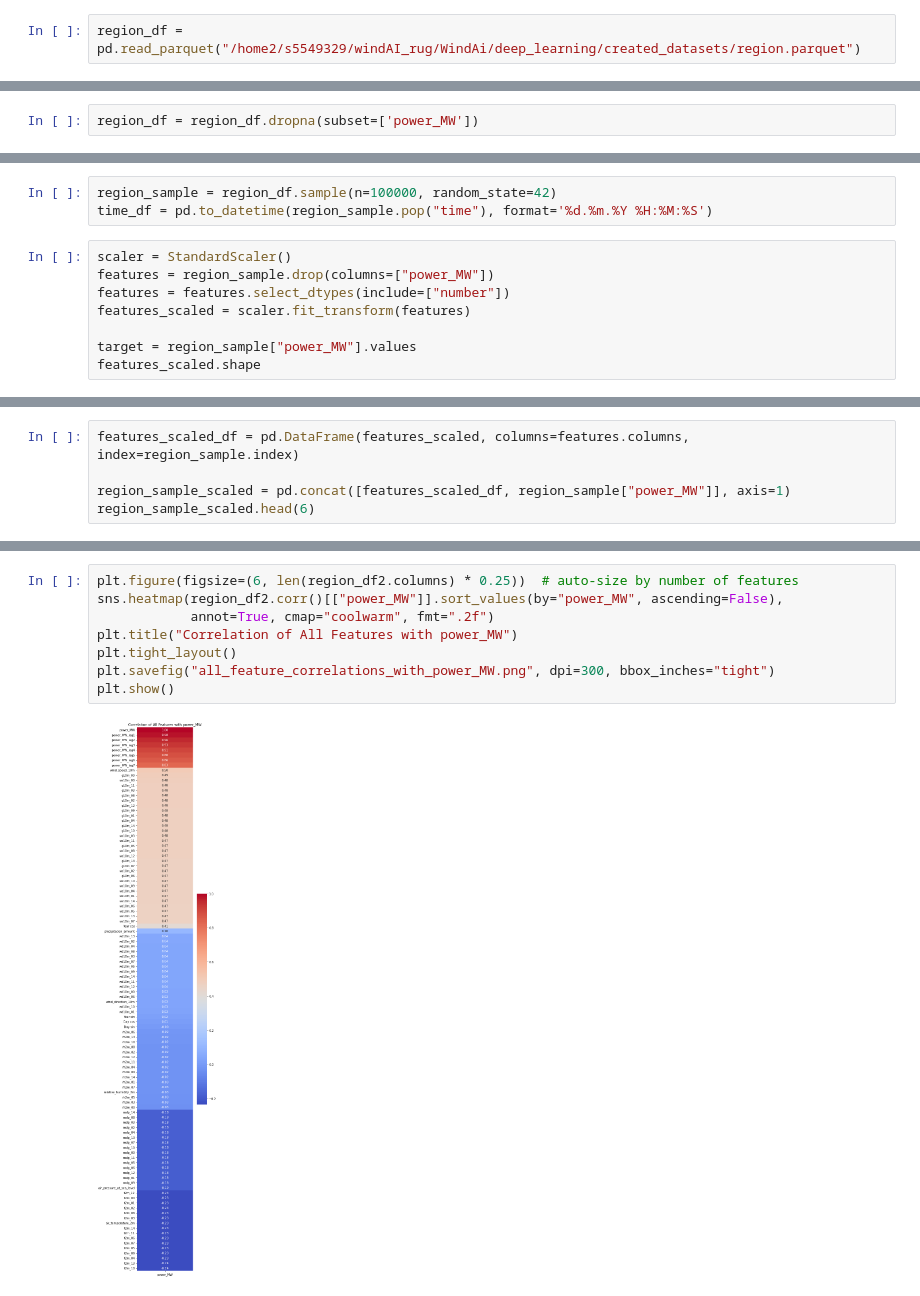
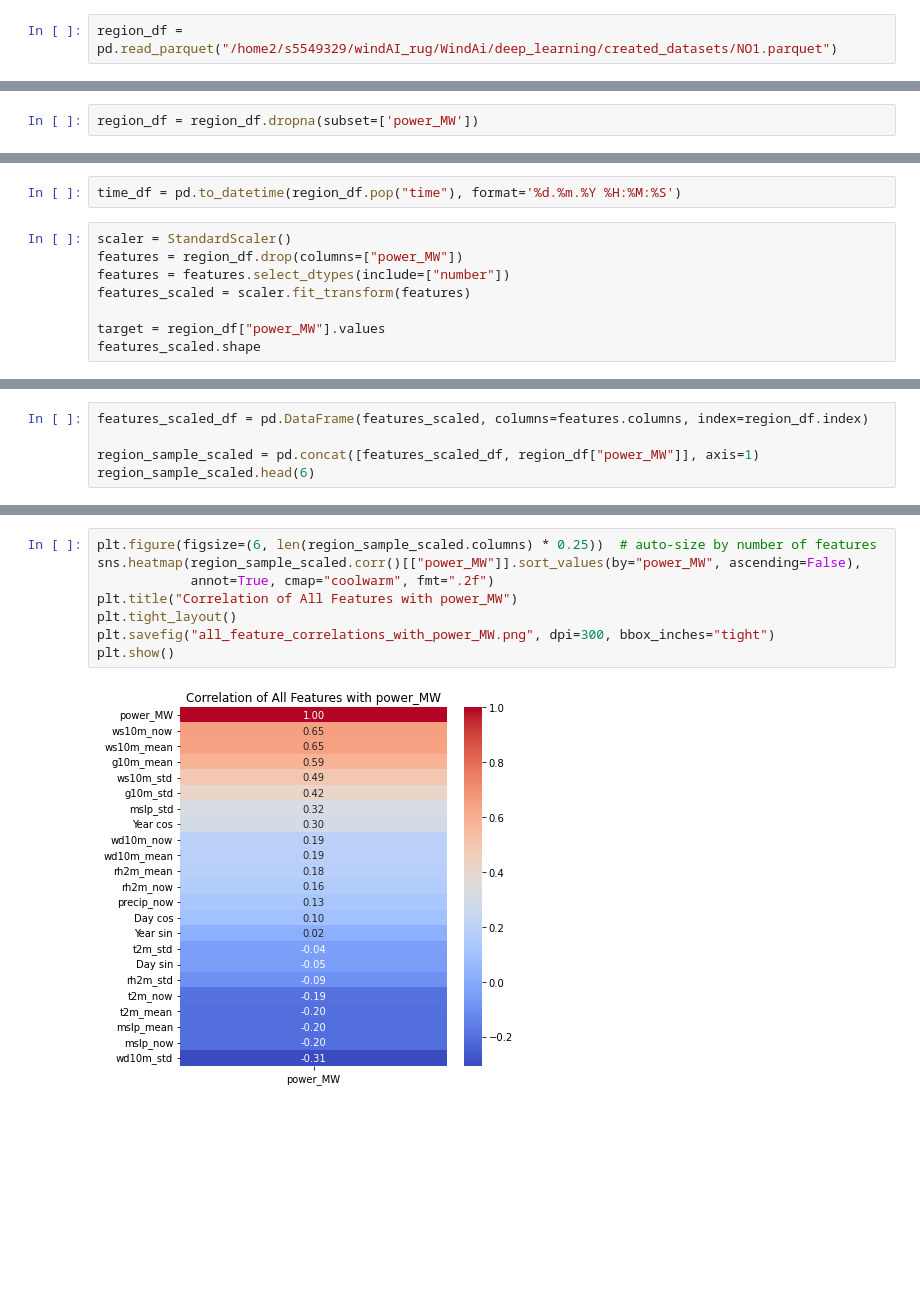
Before and after one commit to Bogdan121849/Wind_AI, a Jupyter notebook: WindAi/data_exploration_notebooks/deep_learning_region.ipynb, the cells around one changed output, grey strips where cells are left out. Saved outputs shown, nothing was run; the diff lists cells and outputs as text; blank space fills up the shorter version.

Commit message:
modified the preprocessing of data, new allignment

```diff
--- a/WindAi/data_exploration_notebooks/deep_learning_region.ipynb
+++ b/WindAi/data_exploration_notebooks/deep_learning_region.ipynb
@@ -5,7 +5,7 @@ import numpy as np
 import matplotlib.pyplot as plt
 import seaborn as sns
 # %%
-region_df = pd.read_parquet("/home2/s5549329/windAI_rug/WindAi/deep_learning/created_datasets/region.parquet")
+region_df = pd.read_parquet("/home2/s5549329/windAI_rug/WindAi/deep_learning/created_datasets/NO1.parquet")
 # %%
 region_df.head()
 # %% [output]
@@ -72,12 +84,11 @@ region_df.describe().transpose()
 # %%
-region_sample = region_df.sample(n=100000, random_state=42)
-time_df = pd.to_datetime(region_sample.pop("time"), format='%d.%m.%Y %H:%M:%S')
+time_df = pd.to_datetime(region_df.pop("time"), format='%d.%m.%Y %H:%M:%S')
 # %%
 scaler = StandardScaler()
-features = region_sample.drop(columns=["power_MW"])
+features = region_df.drop(columns=["power_MW"])
 features = features.select_dtypes(include=["number"])
 features_scaled = scaler.fit_transform(features)
 
-target = region_sample["power_MW"].values
+target = region_df["power_MW"].values
 features_scaled.shape
 # %% [output]
@@ -85,6 +96,6 @@ features_scaled.shape
 # %%
-features_scaled_df = pd.DataFrame(features_scaled, columns=features.columns, index=region_sample.index)
+features_scaled_df = pd.DataFrame(features_scaled, columns=features.columns, index=region_df.index)
 
-region_sample_scaled = pd.concat([features_scaled_df, region_sample["power_MW"]], axis=1)
+region_sample_scaled = pd.concat([features_scaled_df, region_df["power_MW"]], axis=1)
 region_sample_scaled.head(6)
 # %% [output]
@@ -171,12 +143,12 @@ corr = region_df2.corr()
 top_corr = corr["power_MW"].abs().sort_values(ascending=False).head(32)  # includes power_MW
 top_features = top_corr.index.tolist()
 # %%
-plt.figure(figsize=(6, len(region_df2.columns) * 0.25))  # auto-size by number of features
-sns.heatmap(region_df2.corr()[["power_MW"]].sort_values(by="power_MW", ascending=False),
+plt.figure(figsize=(6, len(region_sample_scaled.columns) * 0.25))  # auto-size by number of features
+sns.heatmap(region_sample_scaled.corr()[["power_MW"]].sort_values(by="power_MW", ascending=False),
             annot=True, cmap="coolwarm", fmt=".2f")
 plt.title("Correlation of All Features with power_MW")
 plt.tight_layout()
 plt.savefig("all_feature_correlations_with_power_MW.png", dpi=300, bbox_inches="tight")
 plt.show()
 # %% [output]
-[figure, old version]
+[figure, new version]
```
Also changed, not shown: parts of 19 cells of this notebook, 19 other files.
